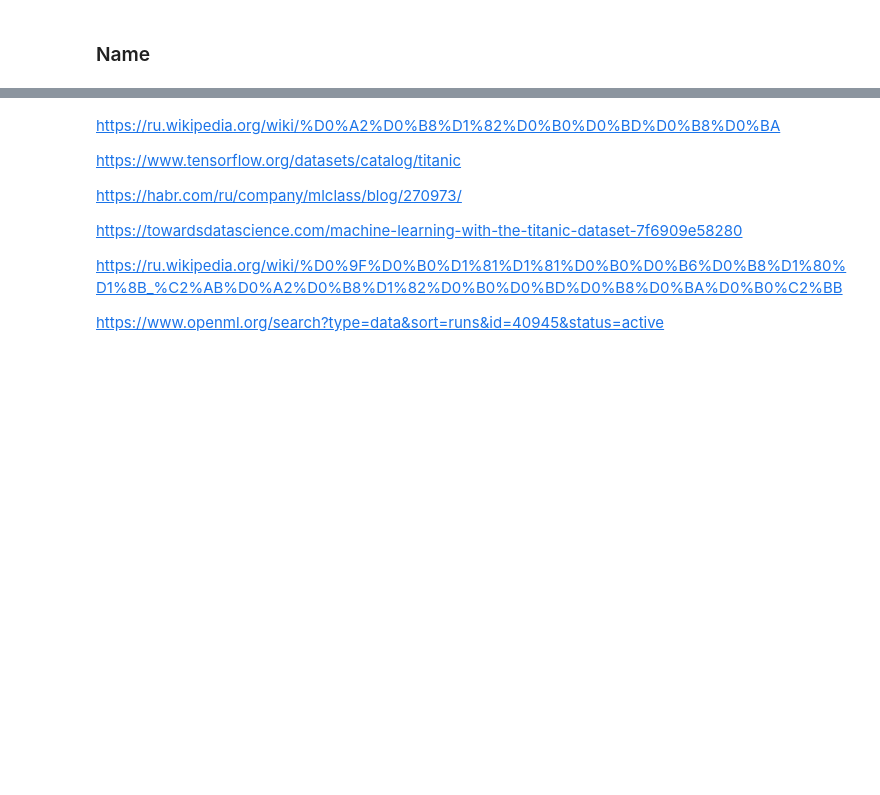
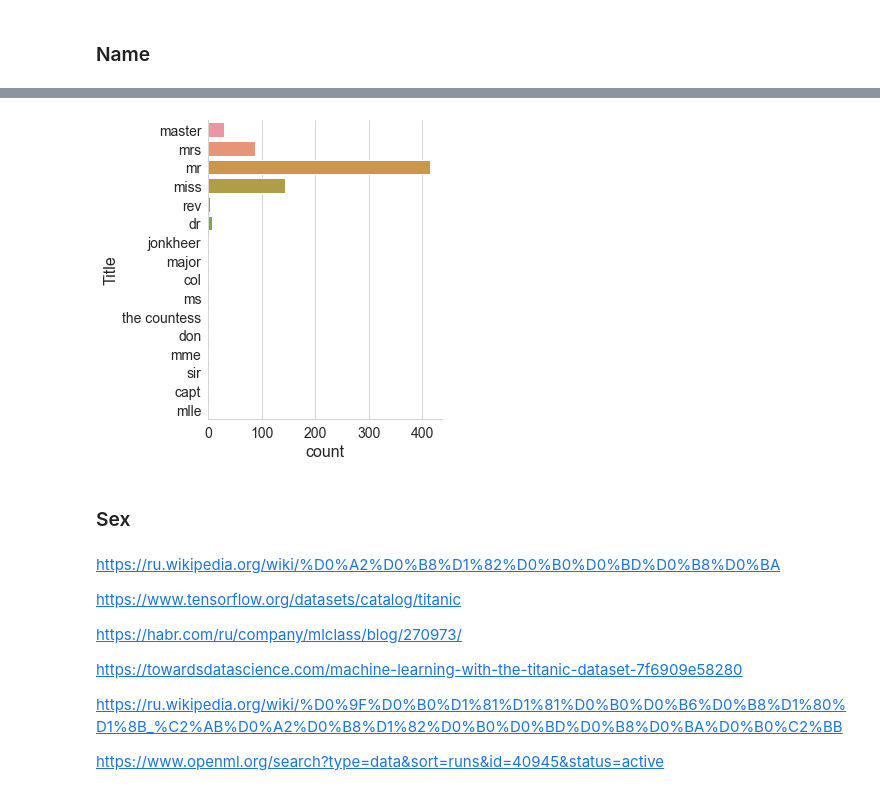
Before and after one commit to AlekseiBogachev/Titanic-Machine-Learning-from-Disaster, a Jupyter notebook: sources/Titanic-Machine-Learning-from-Disaster.ipynb, the cells around one changed output, grey strips where cells are left out. Cells and saved outputs as stored; diff of their text form; code cells hidden in the pictures; blank space fills up the shorter version.

```diff
--- a/sources/Titanic-Machine-Learning-from-Disaster.ipynb
+++ b/sources/Titanic-Machine-Learning-from-Disaster.ipynb
@@ -364,6 +388,5 @@ plt.show()
 # %%
-(test_set.Name
- .str.split()
- .str[1]
- .str.rstrip('.')).value_counts()
+exploratory_set['Title'] = exploratory_set.Name.str.extract(pat=r'\b,\s(.+)\.\s\b', expand=True)
+exploratory_set['Title'] = exploratory_set['Title'].str.lower()
+exploratory_set.head()
 # %% [output]
@@ -380,3 +419,11 @@ Name: Name, dtype: int64
+# %%
+sns.catplot(data=exploratory_set, y='Title', kind='count')
+# plt.savefig('../docs/images/title_count.pdf', bbox_inches='tight')
+plt.show()
+# %% [output]
+[figure, added]
+# %% [markdown]
+### Sex
 # %% [markdown]
 https://ru.wikipedia.org/wiki/%D0%A2%D0%B8%D1%82%D0%B0%D0%BD%D0%B8%D0%BA
 
```
Also changed, not shown: parts of 9 cells of this notebook, 8 other files.
